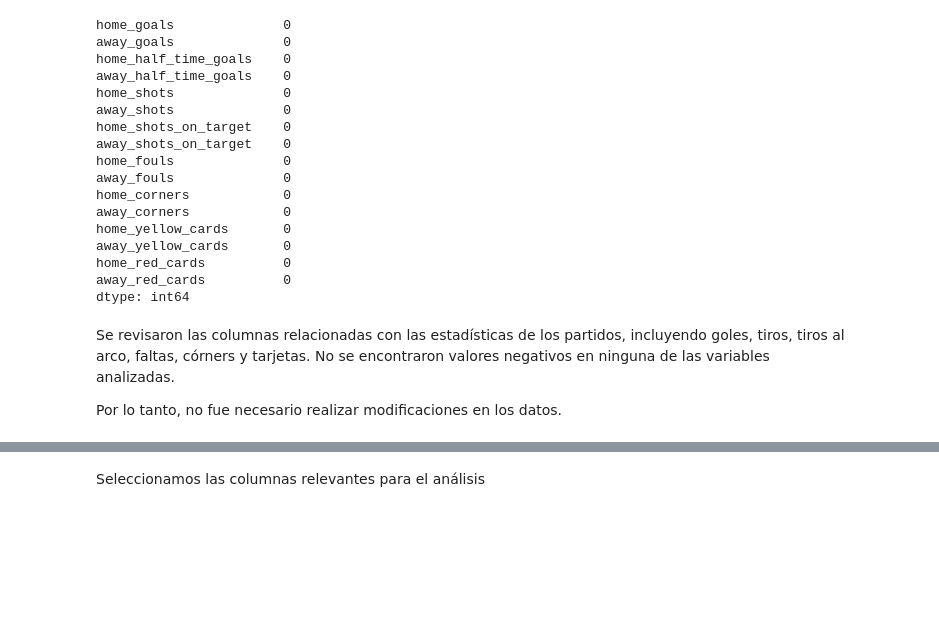
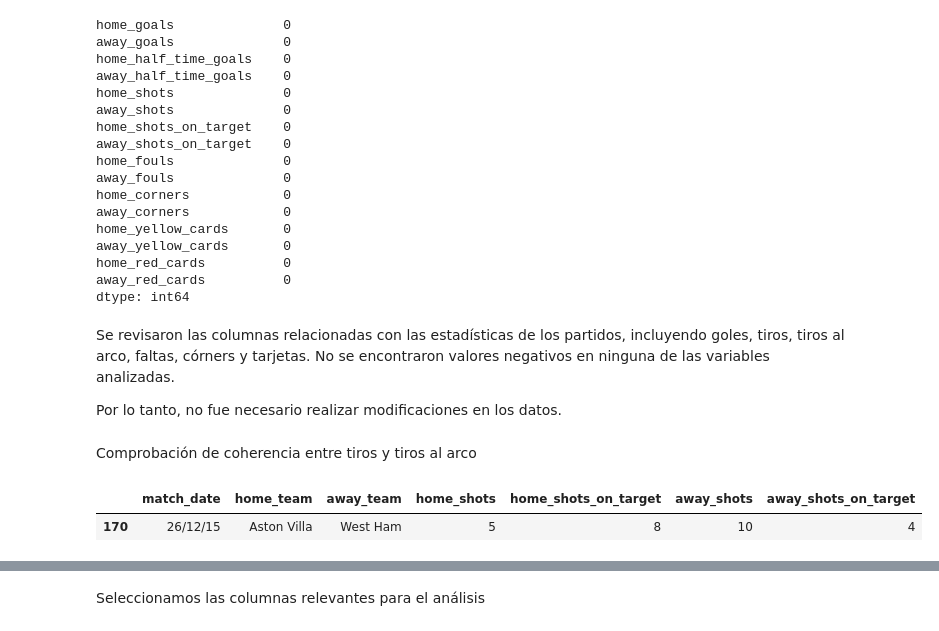
Before and after one commit to FrancoJarc/leicester-city-2015-16, a Jupyter notebook: notebooks/analysis.ipynb, the cells around one changed output, grey strips where cells are left out. Saved outputs shown, nothing was run; the diff lists cells and outputs as text; code cells hidden in the pictures; blank space fills up the shorter version.

Commit message:
feat: validar coherencia entre tiros y tiros al arco.

```diff
--- a/notebooks/analysis.ipynb
+++ b/notebooks/analysis.ipynb
@@ -166,3 +166,22 @@ dtype: int64
 Se revisaron las columnas relacionadas con las estadísticas de los partidos, incluyendo goles, tiros, tiros al arco, faltas, córners y tarjetas. No se encontraron valores negativos en ninguna de las variables analizadas.
 
 Por lo tanto, no fue necesario realizar modificaciones en los datos.
+# %% [markdown]
+Comprobación de coherencia entre tiros y tiros al arco
+# %%
+# Los tiros al arco nunca pueden superar a los tiros totales
+df[
+    (df["home_shots_on_target"] > df["home_shots"]) |
+    (df["away_shots_on_target"] > df["away_shots"])
+][[
+    "match_date",
+    "home_team",
+    "away_team",
+    "home_shots",
+    "home_shots_on_target",
+    "away_shots",
+    "away_shots_on_target"
+]]
+# %% [output]
+|  | match_date | home_team | away_team | home_shots | home_shots_on_target | away_shots | away_shots_on_target |
+| 170 | 26/12/15 | Aston Villa | West Ham | 5 | 8 | 10 | 4 |
```
Also changed, not shown: parts of 1 cell of this notebook, 1 other file.
